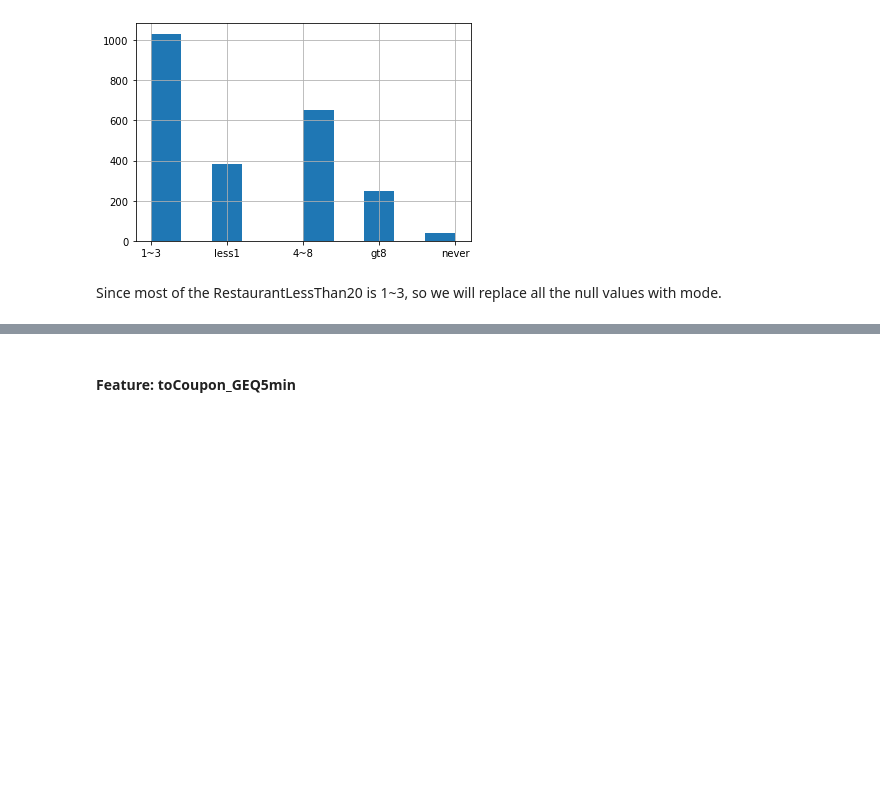
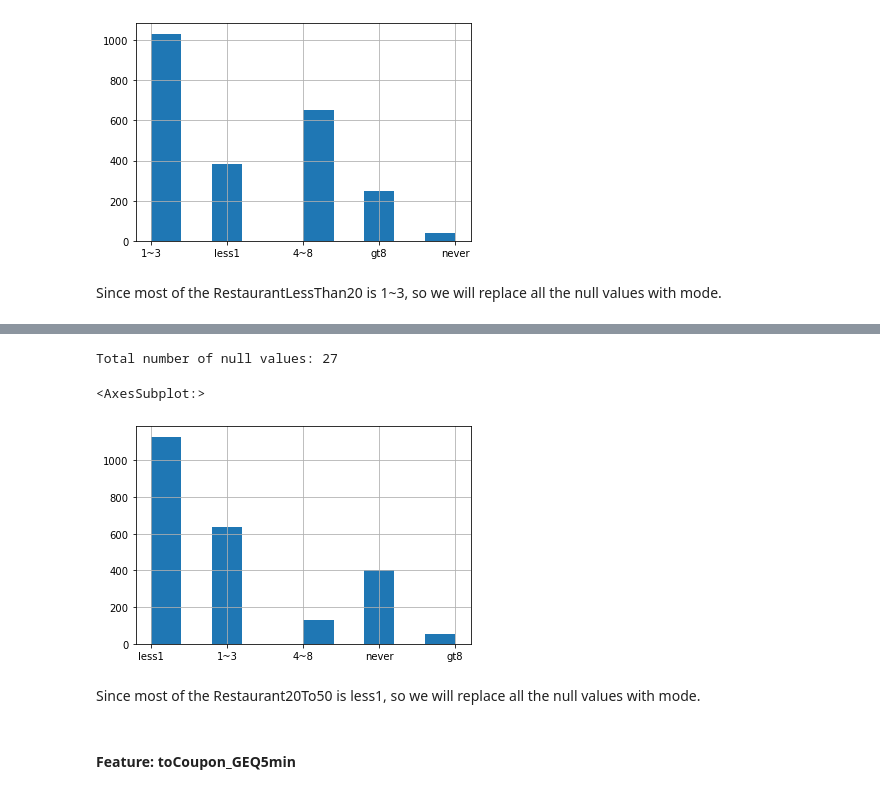
Before and after one commit to ddahiya16/Machine-Learning, a Jupyter notebook: Exam - Summer 2021.ipynb, the cells around one changed output, grey strips where cells are left out. Cells and saved outputs as stored; diff of their text form; code cells hidden in the pictures; blank space fills up the shorter version.

```diff
--- a/Exam - Summer 2021.ipynb
+++ b/Exam - Summer 2021.ipynb
@@ -661,4 +664,4 @@ df_train['RestaurantLessThan20'].hist(bins=10)
 # %% [markdown]
 Since most of the RestaurantLessThan20 is 1~3, so we will replace all the null values with mode.
 # %%
-df_train['CarryAway'] = df_train['CarryAway'].fillna(df_train['CarryAway'].mode()[0])
+df_train['RestaurantLessThan20'] = df_train['RestaurantLessThan20'].fillna(df_train['RestaurantLessThan20'].mode()[0])
@@ -664,0 +680,11 @@ df_train['CarryAway'] = df_train['CarryAway'].fillna(df_train['CarryAway'].mode(
+# %%
+print("Total number of null values:", df_train['Restaurant20To50'].isnull().sum())
+# %% [output]
+Total number of null values: 27
+# %%
+df_train['Restaurant20To50'].hist()
+# %% [output]
+<AxesSubplot:>
+[figure, added]
+# %% [markdown]
+Since most of the Restaurant20To50 is less1, so we will replace all the null values with mode.
```
Also changed, not shown: parts of 7 cells of this notebook.
